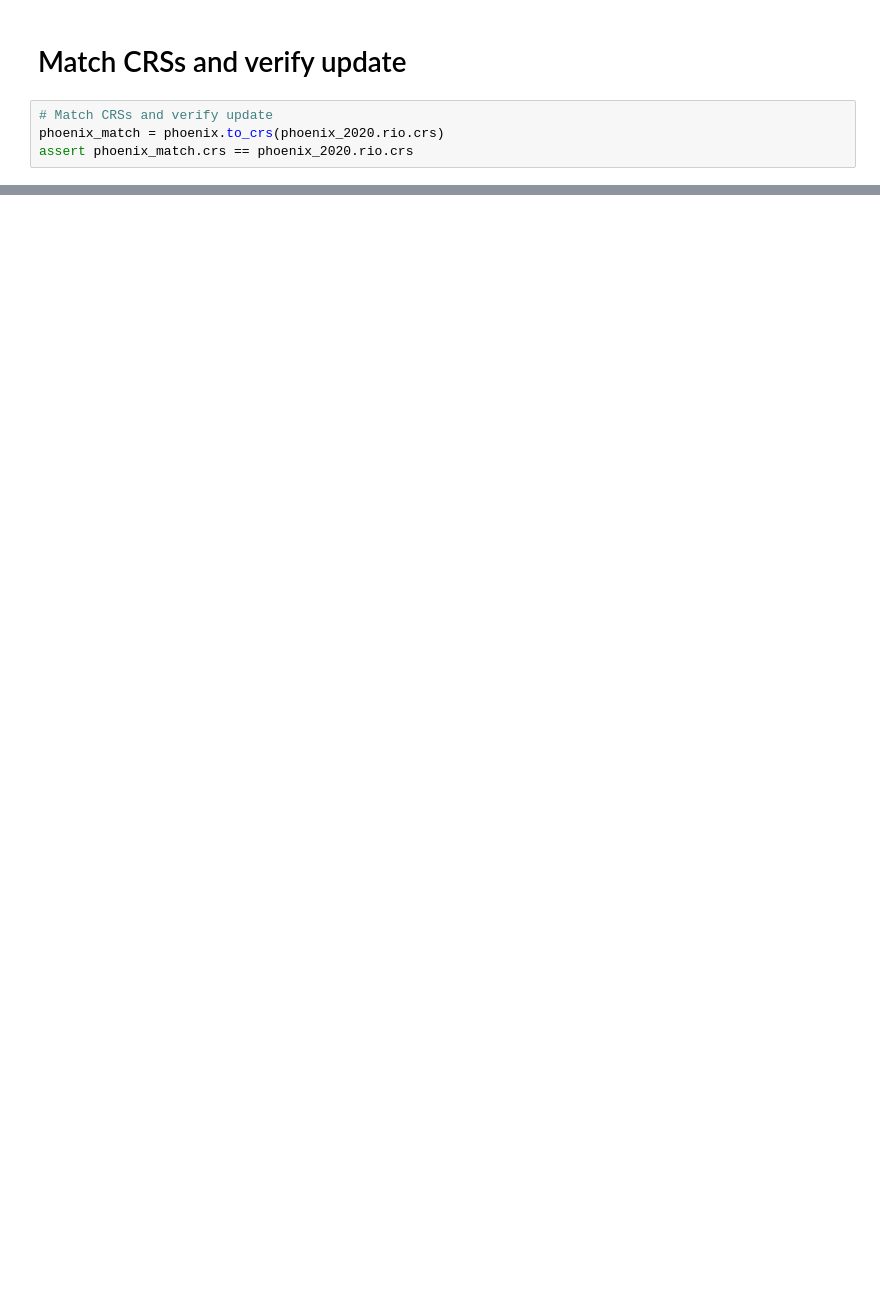
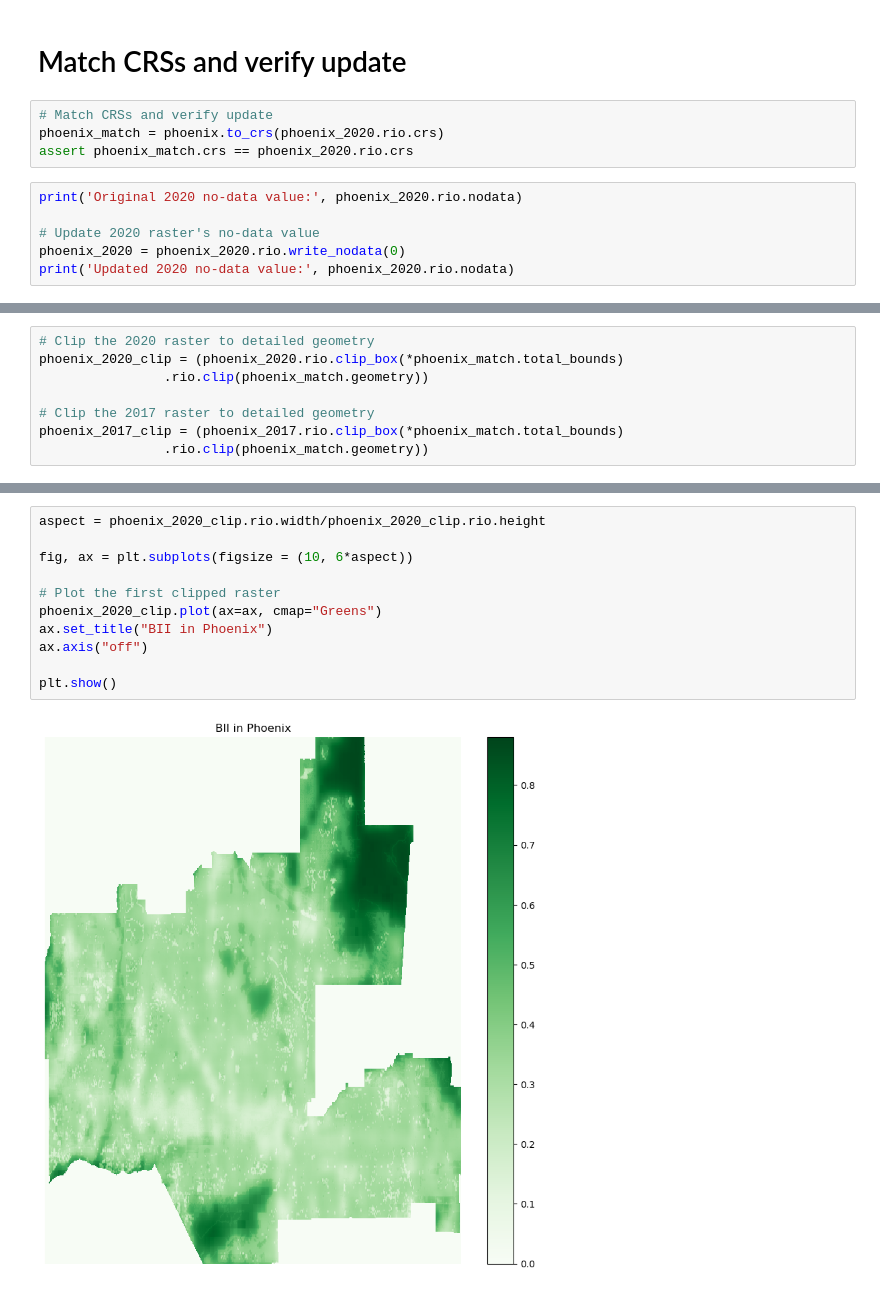
Before and after one commit to ceh58/biodiversity-phoenix, a Jupyter notebook: biodiversity-phonix.ipynb, the cells around one changed output, grey strips where cells are left out. Saved outputs shown, nothing was run; the diff lists cells and outputs as text; blank space fills up the shorter version.

Commit message:
Clip raster data, find percentage BII >= 0.75 for 2020 data.

```diff
--- a/biodiversity-phonix.ipynb
+++ b/biodiversity-phonix.ipynb
@@ -209,3 +211,9 @@ phoenix_2020.plot()
 # Match CRSs and verify update
 phoenix_match = phoenix.to_crs(phoenix_2020.rio.crs)
 assert phoenix_match.crs == phoenix_2020.rio.crs
+# %%
+print('Original 2020 no-data value:', phoenix_2020.rio.nodata)
+
+# Update 2020 raster's no-data value
+phoenix_2020 = phoenix_2020.rio.write_nodata(0)
+print('Updated 2020 no-data value:', phoenix_2020.rio.nodata)
@@ -211,0 +233,8 @@ assert phoenix_match.crs == phoenix_2020.rio.crs
+# %%
+# Clip the 2020 raster to detailed geometry
+phoenix_2020_clip = (phoenix_2020.rio.clip_box(*phoenix_match.total_bounds)
+                .rio.clip(phoenix_match.geometry))
+
+# Clip the 2017 raster to detailed geometry
+phoenix_2017_clip = (phoenix_2017.rio.clip_box(*phoenix_match.total_bounds)
+                .rio.clip(phoenix_match.geometry))
@@ -211,0 +271,13 @@ assert phoenix_match.crs == phoenix_2020.rio.crs
+# %%
+aspect = phoenix_2020_clip.rio.width/phoenix_2020_clip.rio.height
+
+fig, ax = plt.subplots(figsize = (10, 6*aspect))
+
+# Plot the first clipped raster
+phoenix_2020_clip.plot(ax=ax, cmap="Greens")
+ax.set_title("BII in Phoenix")
+ax.axis("off")
+
+plt.show()
+# %% [output]
+[figure, added]
```
Also changed, not shown: parts of 14 cells of this notebook.
